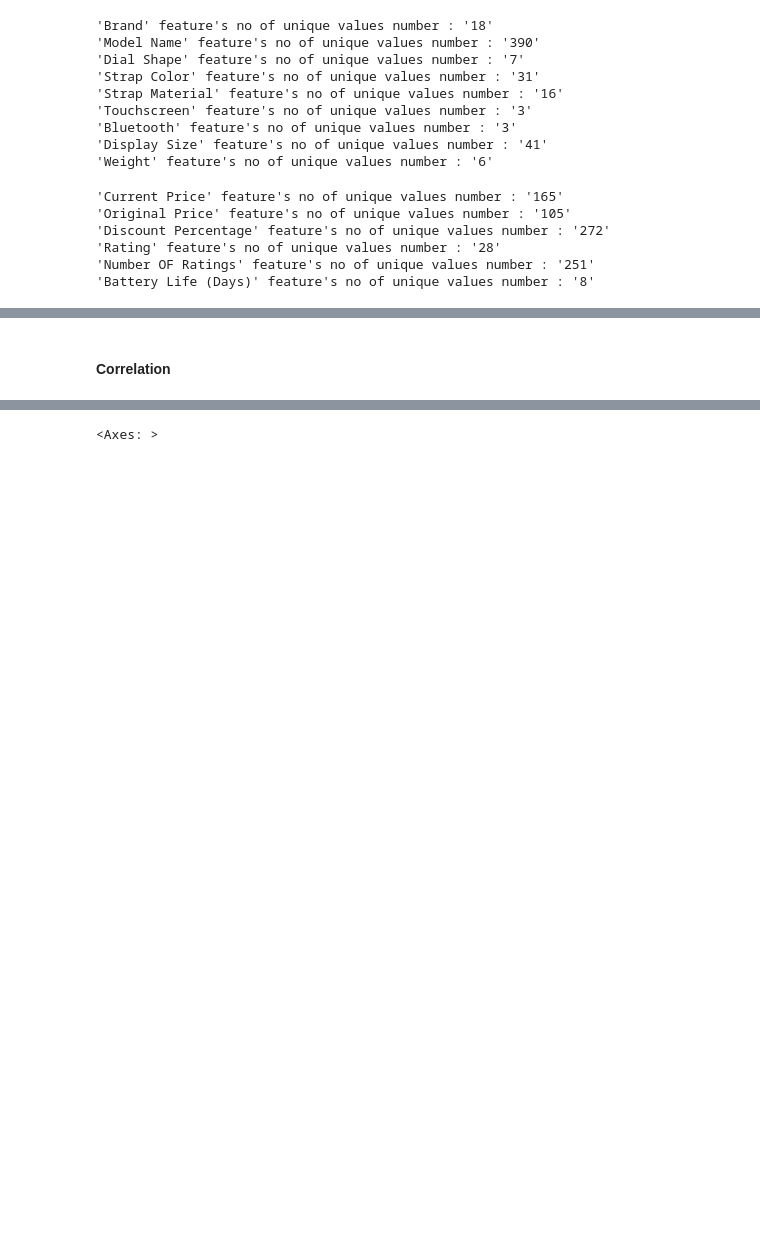
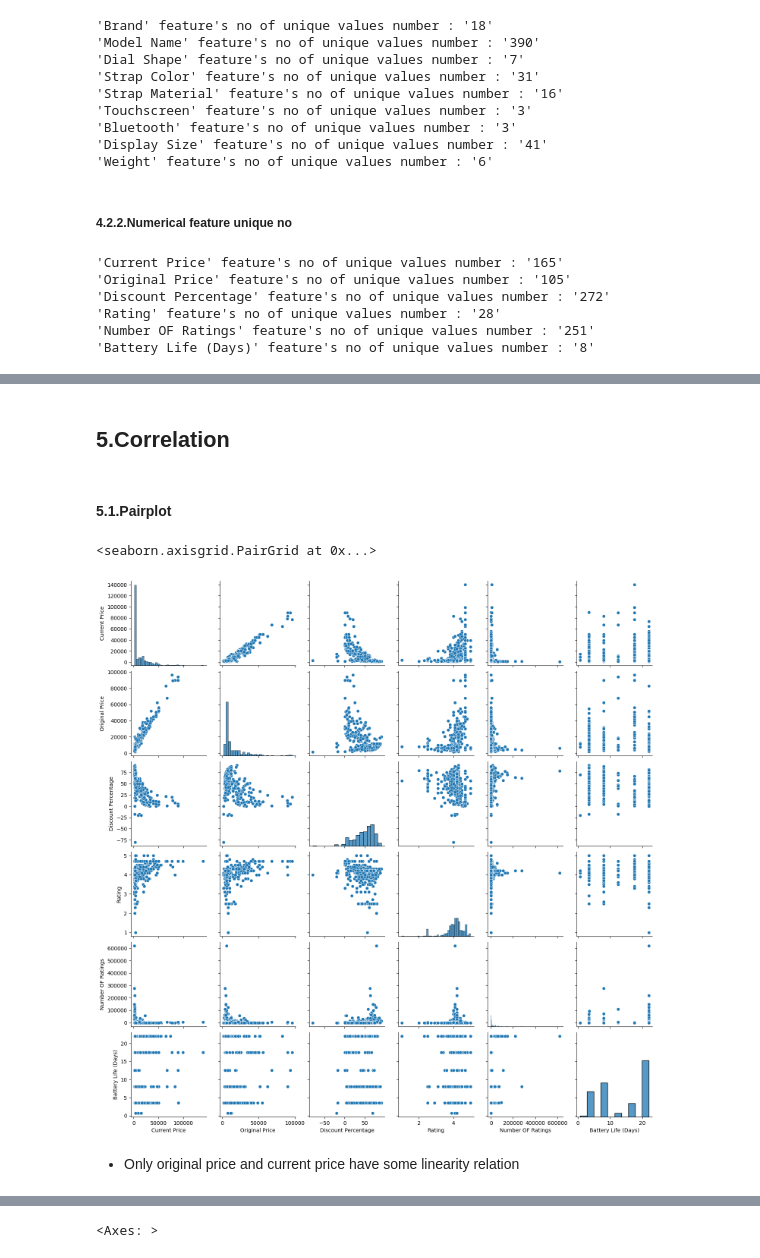
Before and after one commit to MuhaimenurRahmanTuaha/Linear_Regression_Project01, a Jupyter notebook: notebook/EDA.ipynb, the cells around one changed output, grey strips where cells are left out. Saved outputs shown, nothing was run; the diff lists cells and outputs as text; code cells hidden in the pictures; blank space fills up the shorter version.

Commit message:
Visual analysis

```diff
--- a/notebook/EDA.ipynb
+++ b/notebook/EDA.ipynb
@@ -217,4 +220,6 @@ for feature in categorical_columns:
 'Bluetooth' feature's no of unique values number : '3'
 'Display Size' feature's no of unique values number : '41'
 'Weight' feature's no of unique values number : '6'
+# %% [markdown]
+##### 4.2.2.Numerical feature unique no
 # %%
@@ -253,4 +257,13 @@ Wave Select with 1.69" HD Display, upto 10 Days Battery, HR & SpO2 Monitoring
 Bip U pro 1.43 HD display GLONASS GPS & AI assistant                                1
 Name: count, dtype: int64
 # %% [markdown]
-#### Correlation
+## **5.Correlation**
+# %% [markdown]
+#### **5.1.Pairplot**
+# %%
+sns.pairplot(df)
+# %% [output]
+<seaborn.axisgrid.PairGrid at 0x...>
+[figure, added]
+# %% [markdown]
+* Only original price and current price have some linearity relation
```
Also changed, not shown: parts of 46 cells of this notebook.
